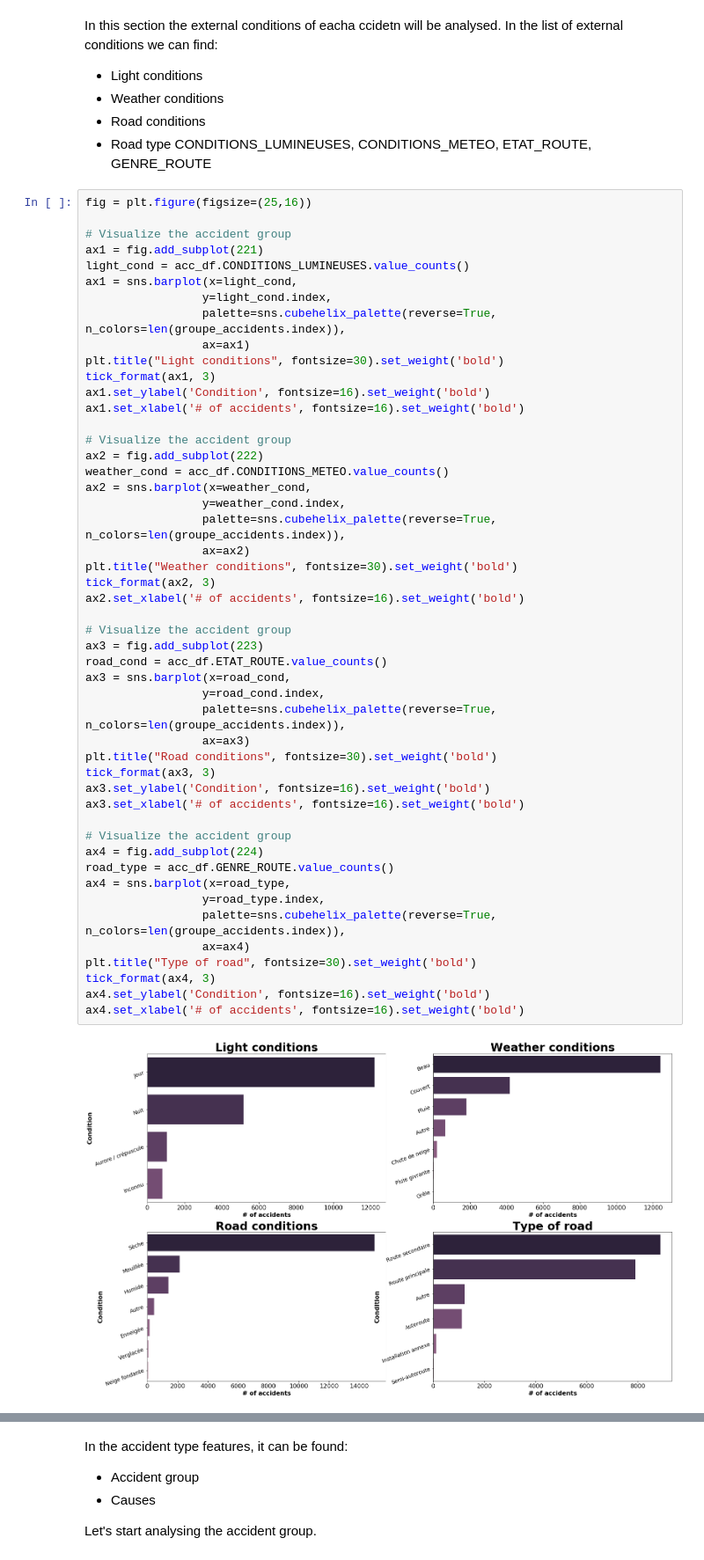
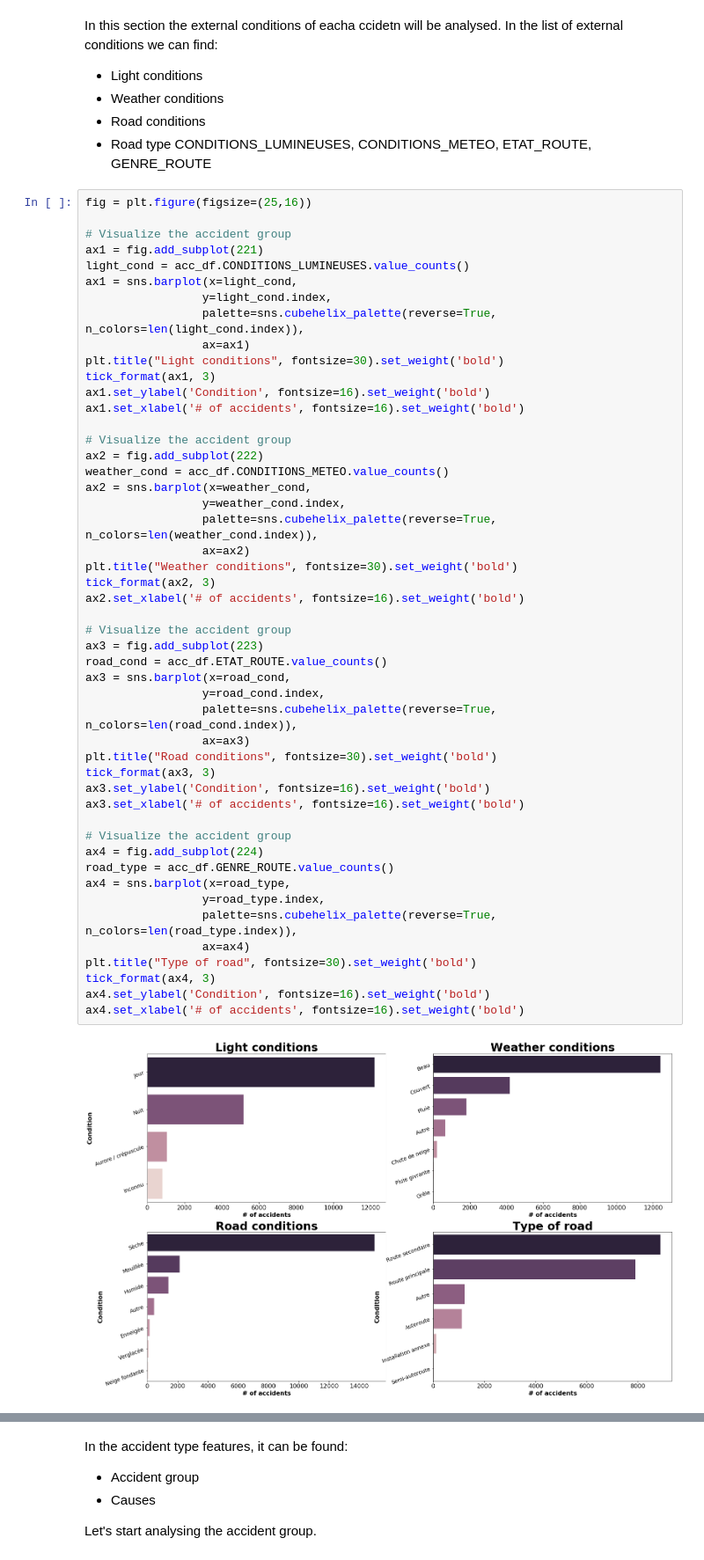
Before and after one commit to LucaZampieri/ADA_homework_LMX, a Jupyter notebook: LMX_Project/Geneva_accidents.ipynb, the cells around one changed output, grey strips where cells are left out. Shown at 88% size. Cells and saved outputs as stored; diff of their text form.

```diff
--- a/LMX_Project/Geneva_accidents.ipynb
+++ b/LMX_Project/Geneva_accidents.ipynb
@@ -307,7 +318,7 @@ ax1 = fig.add_subplot(221)
 light_cond = acc_df.CONDITIONS_LUMINEUSES.value_counts()
 ax1 = sns.barplot(x=light_cond,
                  y=light_cond.index,
-                 palette=sns.cubehelix_palette(reverse=True, n_colors=len(groupe_accidents.index)),
+                 palette=sns.cubehelix_palette(reverse=True, n_colors=len(light_cond.index)),
                  ax=ax1)
 plt.title("Light conditions", fontsize=30).set_weight('bold')
 tick_format(ax1, 3)
@@ -319,35 +330,35 @@ ax2 = fig.add_subplot(222)
 weather_cond = acc_df.CONDITIONS_METEO.value_counts()
 ax2 = sns.barplot(x=weather_cond,
                  y=weather_cond.index,
-                 palette=sns.cubehelix_palette(reverse=True, n_colors=len(groupe_accidents.index)),
+                 palette=sns.cubehelix_palette(reverse=True, n_colors=len(weather_cond.index)),
                  ax=ax2)
 plt.title("Weather conditions", fontsize=30).set_weight('bold')
 tick_format(ax2, 3)
 ax2.set_xlabel('# of accidents', fontsize=16).set_weight('bold')
 
 # Visualize the accident group
 ax3 = fig.add_subplot(223)
 road_cond = acc_df.ETAT_ROUTE.value_counts()
 ax3 = sns.barplot(x=road_cond,
                  y=road_cond.index,
-                 palette=sns.cubehelix_palette(reverse=True, n_colors=len(groupe_accidents.index)),
+                 palette=sns.cubehelix_palette(reverse=True, n_colors=len(road_cond.index)),
                  ax=ax3)
 plt.title("Road conditions", fontsize=30).set_weight('bold')
 tick_format(ax3, 3)
 ax3.set_ylabel('Condition', fontsize=16).set_weight('bold')
 ax3.set_xlabel('# of accidents', fontsize=16).set_weight('bold')
 
 # Visualize the accident group
 ax4 = fig.add_subplot(224)
 road_type = acc_df.GENRE_ROUTE.value_counts()
 ax4 = sns.barplot(x=road_type,
                  y=road_type.index,
-                 palette=sns.cubehelix_palette(reverse=True, n_colors=len(groupe_accidents.index)),
+                 palette=sns.cubehelix_palette(reverse=True, n_colors=len(road_type.index)),
                  ax=ax4)
 plt.title("Type of road", fontsize=30).set_weight('bold')
 tick_format(ax4, 3)
 ax4.set_ylabel('Condition', fontsize=16).set_weight('bold')
 ax4.set_xlabel('# of accidents', fontsize=16).set_weight('bold')
 # %% [output]
-[figure, old version]
+[figure, new version]
 # %% [markdown]
```
Also changed, not shown: parts of 17 cells of this notebook.
